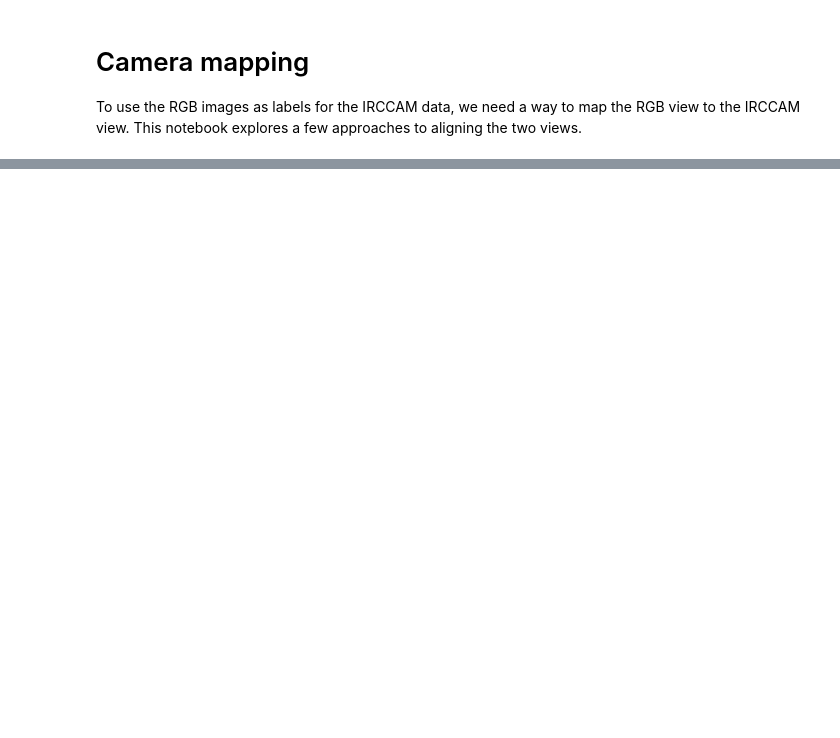
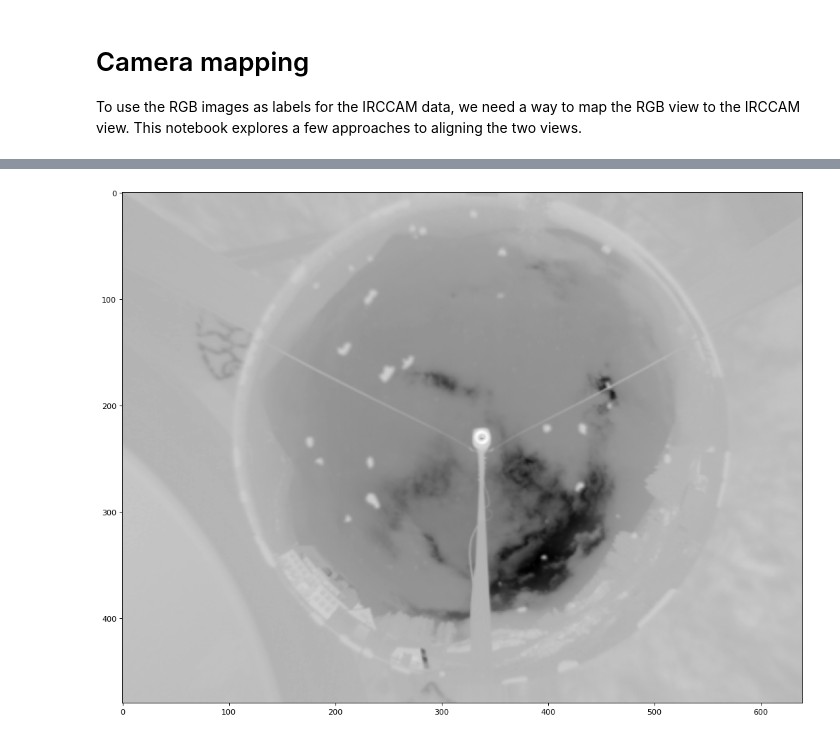
Before and after one commit to elrichgro/cloudseg, a Jupyter notebook: notebooks/camera-mapping.ipynb, the cells around one changed output, grey strips where cells are left out. Drawn from its saved outputs; the diff is of its cells as text; code cells hidden in the pictures; blank space fills up the shorter version.

Commit message:
Visual some IRCCAM data

```diff
--- a/notebooks/camera-mapping.ipynb
+++ b/notebooks/camera-mapping.ipynb
@@ -13,2 +15,0 @@ import scipy.io as spio
-# %%
-idata = spio.loadmat('../data/davos/irrcam/irccam_20190816_rad.mat')
@@ -17,2 +15,0 @@ NotImplementedError: Please use HDF reader for matlab v7.3 files
-# %%
-idata = spio.loadmat('../data/geneva/irccam/irccam_20200621_rad.mat')
@@ -30,0 +20,2 @@ OSError: Unable to open file (truncated file: eof = 83250090, sblock->base_addr
+# %%
+imgnum = 243
@@ -30,0 +38,8 @@ OSError: Unable to open file (truncated file: eof = 83250090, sblock->base_addr
+# %%
+def plotfig(img):
+    figure(num=None, figsize=(16, 12), dpi=80, facecolor='w', edgecolor='k')
+    implot = plt.imshow(img, cmap='gray')
+# %%
+plotfig(idata['img'][:,:,imgnum])
+# %% [output]
+[figure, added]
```
Also changed, not shown: parts of 14 cells of this notebook, 1 other file.
